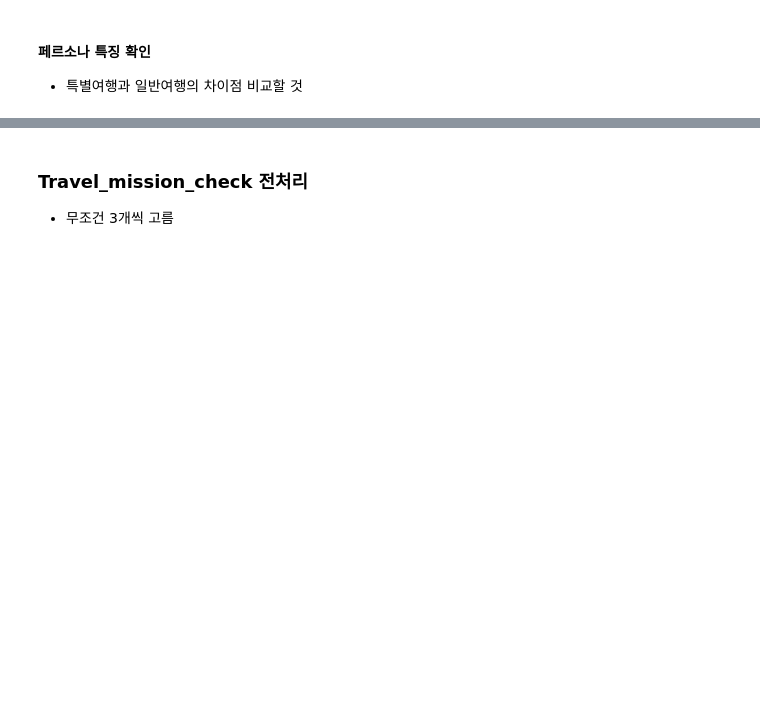
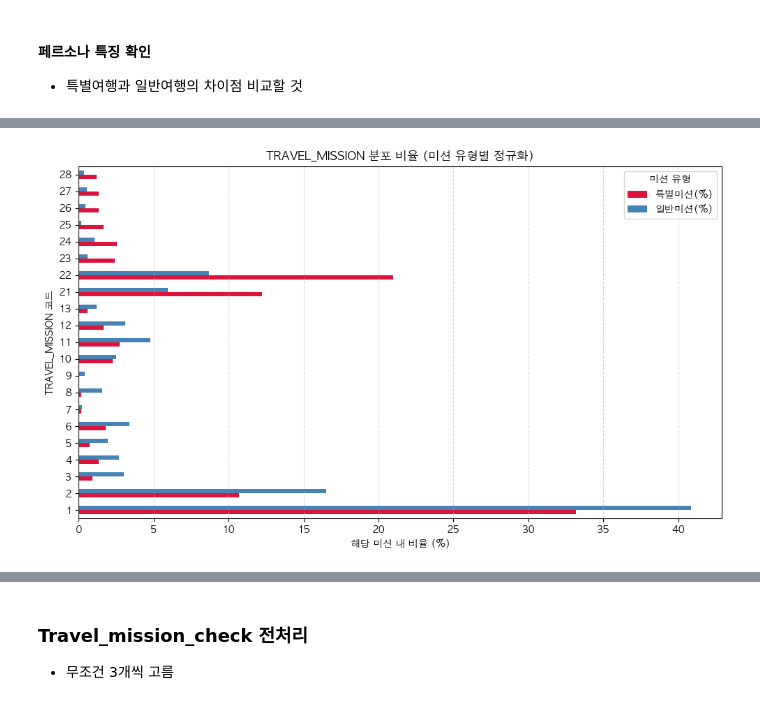
Before and after one commit to UnknwonD/GNN_Recommend, a Jupyter notebook: EDA/011_Travel_.ipynb, the cells around one changed output, grey strips where cells are left out. Saved outputs shown, nothing was run; the diff lists cells and outputs as text; code cells hidden in the pictures; blank space fills up the shorter version.

```diff
--- a/EDA/011_Travel_.ipynb
+++ b/EDA/011_Travel_.ipynb
@@ -132,0 +158,21 @@ df[df['mission'] == '특별미션']
+# %%
+# 1. 개수 계산
+special = df.loc[df['mission'] == '특별미션', 'TRAVEL_MISSION'].astype(int).value_counts(normalize=True) * 100
+general = df.loc[df['mission'] == '일반미션', 'TRAVEL_MISSION'].astype(int).value_counts(normalize=True) * 100
+
+mission_pct = pd.DataFrame({
+    '특별미션(%)': special,
+    '일반미션(%)': general
+}).fillna(0).sort_index()
+
+mission_pct.plot(kind='barh', figsize=(10, 6), color=['crimson', 'steelblue'])
+
+plt.title("TRAVEL_MISSION 분포 비율 (미션 유형별 정규화)")
+plt.xlabel("해당 미션 내 비율 (%)")
+plt.ylabel("TRAVEL_MISSION 코드")
+plt.legend(title="미션 유형")
+plt.grid(axis='x', linestyle='--', alpha=0.5)
+plt.tight_layout()
+plt.show()
+# %% [output]
+[figure, added]
```
Also changed, not shown: parts of 7 cells of this notebook, 4 other files.
